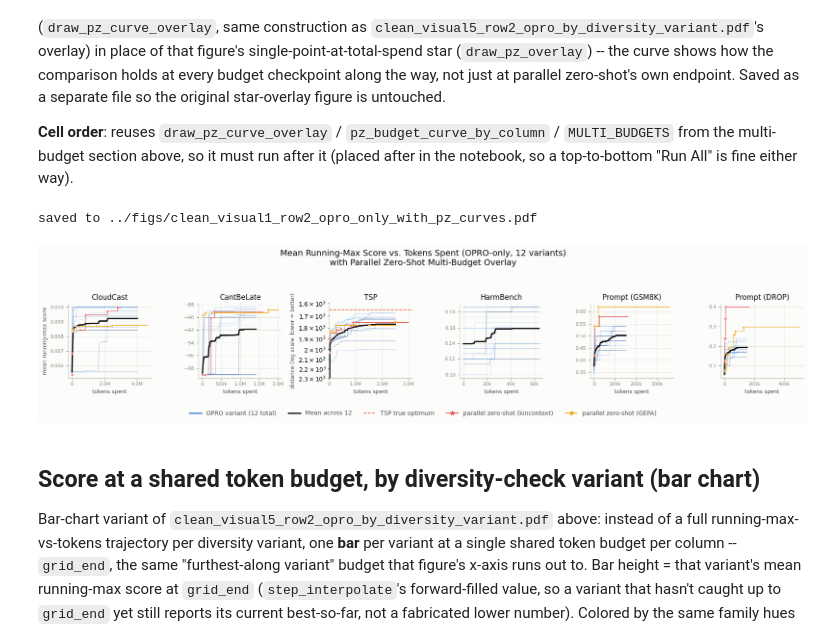
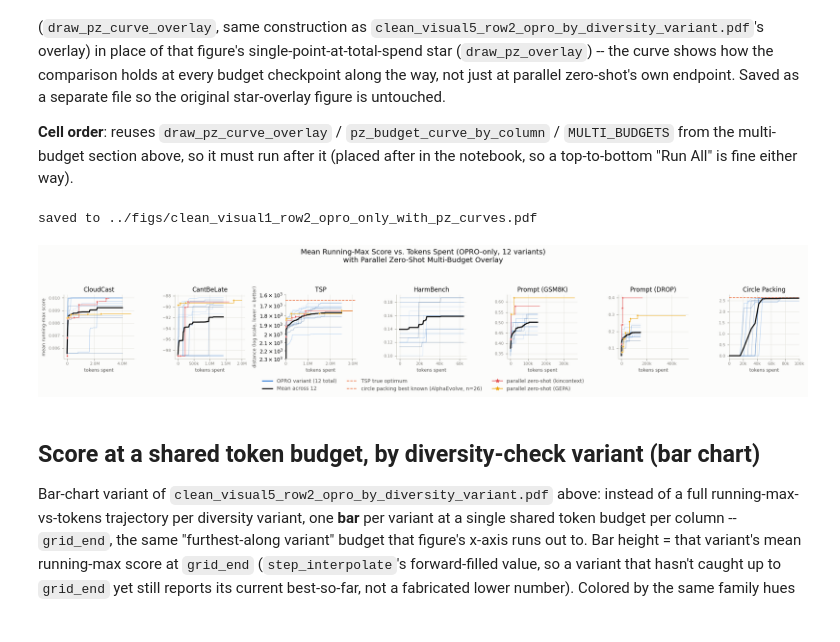
Before and after one commit to msakarvadia/llm_optimizer, a Jupyter notebook: notebooks/clean_visuals.ipynb, the cells around one changed output. Saved outputs shown, nothing was run; the diff lists cells and outputs as text; code cells hidden in the pictures.

Commit message:
updating notebook vis

```diff
--- a/notebooks/clean_visuals.ipynb
+++ b/notebooks/clean_visuals.ipynb
@@ -366,7 +374,14 @@ cell defines its own PZ_TASKS / PZ_MUTATOR_COLOR rather than depending on
 the palette cell below it)."""
 
 PARALLEL_ZEROSHOT_DIR = '../parallel_zeroshot'
-PZ_TASKS = ['cloudcast', 'cantbelate', 'tsp', 'harmbench', 'prompt']
+# 'circlepacking' added (parallel_zeroshot/ now holds circlepacking run
+# dirs too) so parse_pz_run_dir doesn't StopIteration-crash on them here
+# or in the multi-budget loader cell below, which also calls
+# parse_pz_run_dir on every opro_* dirname before its own column filter.
+# Not added to MULTI_BUDGET_COLUMNS below, so it stays out of the
+# multi-budget curve overlay everywhere it's used -- draw_pz_curve_overlay
+# stays a no-op for circlepacking regardless (confirmed with the user).
+PZ_TASKS = ['cloudcast', 'cantbelate', 'tsp', 'harmbench', 'prompt', 'circlepacking']
 PZ_MUTATORS = ['kincontext', 'GEPA']
 
 # cloudcast_utils/simulation.py + cant_be_late_utils/simulation.py both
@@ -612,7 +627,13 @@ def tsp_style(ax: plt.Axes) -> None:
 # All 48 TSP variants converge into their final band by ~20-30k
 # tokens (verified against the data on disk); 100k left the last
 # 60-70% of the panel as flat tail, so tightened to 40k.
-ZOOM_XLIM = {'tsp': (0, 40_000)}
+# Circle packing's own token extent runs out to ~500-524k; every one of
+# its 12 variants reaches >=94.8% (most >=99.6%) of its final running-max
+# score by 100k tokens (verified against the data on disk, per the user's
+# request), so zoomed the same way -- used only by the
+# clean_visual1_row2_opro_only_with_pz_curves.pdf cell, the one figure
+# with a circlepacking column.
+ZOOM_XLIM = {'tsp': (0, 40_000), 'circlepacking': (0, 100_000)}
 
 fig, axes = plt.subplots(
     1, 6, figsize=(18, 3.2), facecolor=SURFACE, sharex=False, sharey=False,
@@ -4304,18 +4331,45 @@ in place of that figure's single-point star (draw_pz_overlay). Identical
 plotting logic to that cell otherwise -- same 12 per-variant lines + bold
 mean line, same TSP log/inverted axis treatment. Saved as a SEPARATE file
 so the original star-overlay figure is untouched.
+
+Circle packing added as a 7th column, LOCAL to this figure only (confirmed
+with the user) -- reuses runs_by_column['circlepacking'] (now populated by
+the noise=0 discovery cell above since 'circlepacking' was added to TASKS
+in the loader cell near the top of this notebook), plotted with the exact
+same per-variant/mean-line/pz-overlay logic as every other column. Not
+added to the shared COLUMN_ORDER, so every other figure in this notebook
+(which all iterate COLUMN_ORDER) is unaffected. Circle packing has no
+parallel_zeroshot run dirs on disk yet, so draw_pz_curve_overlay is a
+no-op for it (pz_budget_curve_by_column.get('circlepacking') is None) --
+its panel shows OPRO-only trajectories, whatever has run so far.
+
+Circle packing's panel also gets a dashed best-known reference line, same
+role as TSP's true-optimum line -- llm_optimizer/tasks/circle_packing.py's
+CirclePacking.evaluate hardcodes TARGET_VALUE = 2.635 (the AlphaEvolve
+result for n=26 circles) and reports target_ratio = sum_radii /
+TARGET_VALUE, so 2.635 is the known best sum-of-radii this task's score is
+being compared against, not a fabricated number.
 """
 
+COLUMN_ORDER_WITH_CP = [*COLUMN_ORDER, 'circlepacking']
+COLUMN_TITLES_WITH_CP = {**COLUMN_TITLES, 'circlepacking': 'Circle Packing'}
+# AlphaEvolve's n=26 result -- see circle_packing.py's TARGET_VALUE (source
+# of its target_ratio metric); circlepacking's score is already the raw
+# sum-of-radii, so this is plotted directly, no sign flip needed (unlike
+# TSP's -distance convention).
+CIRCLEPACKING_BEST_KNOWN = 2.635
+
 fig, axes = plt.subplots(
-    1, 6, figsize=(18, 3.2), facecolor=SURFACE, sharex=False, sharey=False,
+    1, len(COLUMN_ORDER_WITH_CP), figsize=(3.0 * len(COLUMN_ORDER_WITH_CP), 3.2),
+    facecolor=SURFACE, sharex=False, sharey=False,
 )
 
-for col_idx, column_key in enumerate(COLUMN_ORDER):
+for col_idx, column_key in enumerate(COLUMN_ORDER_WITH_CP):
     ax = axes[col_idx]
     ax.set_facecolor(SURFACE)
 
     variants = runs_by_column.get(column_key, {})
-    ax.set_title(COLUMN_TITLES[column_key], color=INK_PRIMARY, fontsize=12)
+    ax.set_title(COLUMN_TITLES_WITH_CP[column_key], color=INK_PRIMARY, fontsize=12)
     if not variants:
         ax.text(
             0.5, 0.5, 'no data yet', ha='center', va='center',
@@ -4355,6 +4409,11 @@ for col_idx, column_key in enumerate(COLUMN_ORDER):
         )
         tsp_style(ax)
         ax.set_ylabel(TSP_YLABEL, color=INK_SECONDARY, fontsize=9)
+    elif column_key == 'circlepacking':
+        ax.axhline(
+            CIRCLEPACKING_BEST_KNOWN, color=REFERENCE_LINE_COLOR, linewidth=1.3,
+            linestyle='--', zorder=4,
+        )
 
     draw_pz_curve_overlay(ax, column_key, sign=sign)
 
@@ -4385,39 +4444,43 @@ legend_handles = [
         [0], [0], color=REFERENCE_LINE_COLOR, lw=1.3, linestyle='--',
         label='TSP true optimum',
     ),
+    plt.Line2D(
+        [0], [0], color=REFERENCE_LINE_COLOR, lw=1.3, linestyle='--',
+        label='circle packing best known (AlphaEvolve, n=26)',
+    ),
 ] + [
     plt.Line2D(
         [0], [0], color=PZ_MUTATOR_COLOR[m], lw=1.3, marker='*', markersize=8,
         label=f'parallel zero-shot ({m})',
     )
     for m in PZ_MUTATORS
 ]
 fig.legend(
-    handles=legend_handles, loc='lower center', ncol=5,
+    handles=legend_handles, loc='lower center', ncol=3,
     frameon=False, labelcolor=INK_SECONDARY, fontsize=10,
     bbox_to_anchor=(0.5, -0.15),
 )
 
 fig.suptitle(
     'Mean Running-Max Score vs. Tokens Spent (OPRO-only, 12 variants)\n'
     'with Parallel Zero-Shot Multi-Budget Overlay',
     color=INK_PRIMARY, fontsize=14, y=1.1,
 )
 fig.tight_layout()
 
 fig.savefig(
     os.path.join(FIGS_DIR, 'clean_visual1_row2_opro_only_with_pz_curves.pdf'),
     bbox_inches='tight',
 )
 print(
     'saved to '
     f'{os.path.join(FIGS_DIR, "clean_visual1_row2_opro_only_with_pz_curves.pdf")}',
 )
 
 plt.show()
 # %% [output]
 saved to ../figs/clean_visual1_row2_opro_only_with_pz_curves.pdf
-[figure, old version]
+[figure, new version]
 # %% [markdown]
 ## Score at a shared token budget, by diversity-check variant (bar chart)
 
```
Also changed, not shown: parts of 13 cells of this notebook.
